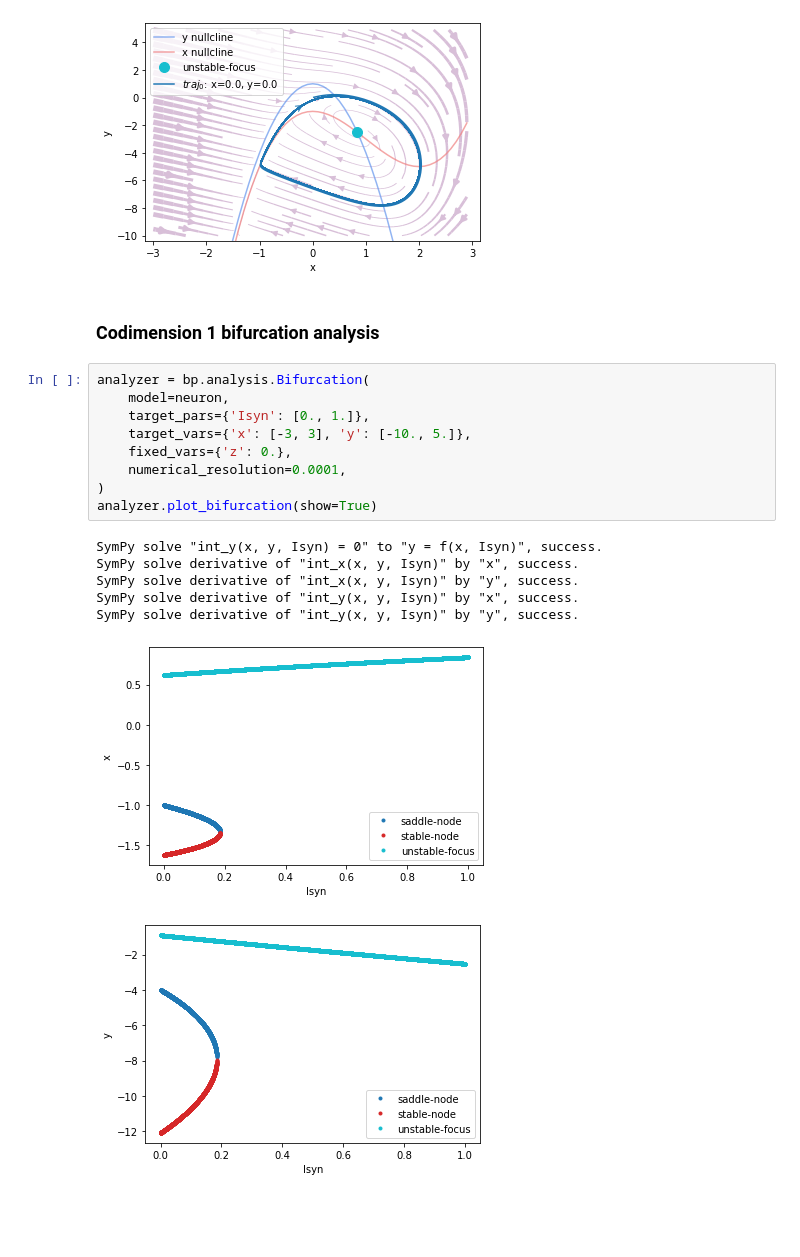
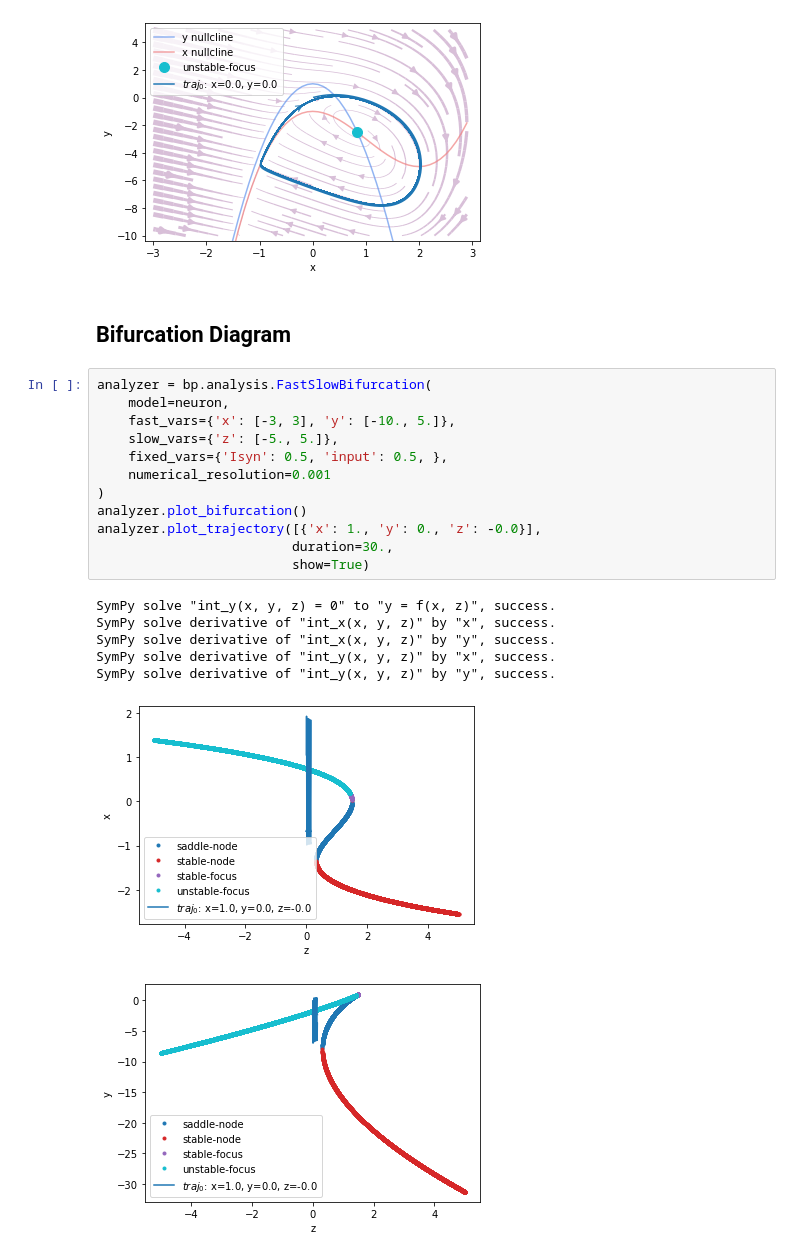
Before and after one commit to quanpeng0/BrainModels, a Jupyter notebook: docs/tutorials/dynamics_analysis/bursting_analysis.ipynb, the cells around one changed output. Drawn from its saved outputs; the diff is of its cells as text; blank space fills up the shorter version.

```diff
--- a/docs/tutorials/dynamics_analysis/bursting_analysis.ipynb
+++ b/docs/tutorials/dynamics_analysis/bursting_analysis.ipynb
@@ -75,22 +75,25 @@ SymPy solve derivative of "int_y(x, y)" by "x", success.
 SymPy solve derivative of "int_y(x, y)" by "y", success.
 Fixed point #1 at x=0.8392867552141227, y=-2.5220112873892533 is a unstable-focus.
 [figure]
-# %% [markdown]
-### Codimension 1 bifurcation analysis
+# %% [markdown]
+## Bifurcation Diagram
 # %%
-analyzer = bp.analysis.Bifurcation(
+analyzer = bp.analysis.FastSlowBifurcation(
     model=neuron,
-    target_pars={'Isyn': [0., 1.]},
-    target_vars={'x': [-3, 3], 'y': [-10., 5.]},
-    fixed_vars={'z': 0.},
-    numerical_resolution=0.0001,
+    fast_vars={'x': [-3, 3], 'y': [-10., 5.]},
+    slow_vars={'z': [-5., 5.]},
+    fixed_vars={'Isyn': 0.5, 'input': 0.5, },
+    numerical_resolution=0.001
 )
-analyzer.plot_bifurcation(show=True)
+analyzer.plot_bifurcation()
+analyzer.plot_trajectory([{'x': 1., 'y': 0., 'z': -0.0}],
+                         duration=30.,
+                         show=True)
 # %% [output]
-SymPy solve "int_y(x, y, Isyn) = 0" to "y = f(x, Isyn)", success.
-SymPy solve derivative of "int_x(x, y, Isyn)" by "x", success.
-SymPy solve derivative of "int_x(x, y, Isyn)" by "y", success.
-SymPy solve derivative of "int_y(x, y, Isyn)" by "x", success.
-SymPy solve derivative of "int_y(x, y, Isyn)" by "y", success.
+SymPy solve "int_y(x, y, z) = 0" to "y = f(x, z)", success.
+SymPy solve derivative of "int_x(x, y, z)" by "x", success.
+SymPy solve derivative of "int_x(x, y, z)" by "y", success.
+SymPy solve derivative of "int_y(x, y, z)" by "x", success.
+SymPy solve derivative of "int_y(x, y, z)" by "y", success.
-[figure, old version]
+[figure, new version]
-[figure, old version]
+[figure, new version]
```
Also changed, not shown: parts of 3 cells of this notebook, 57 other files.
